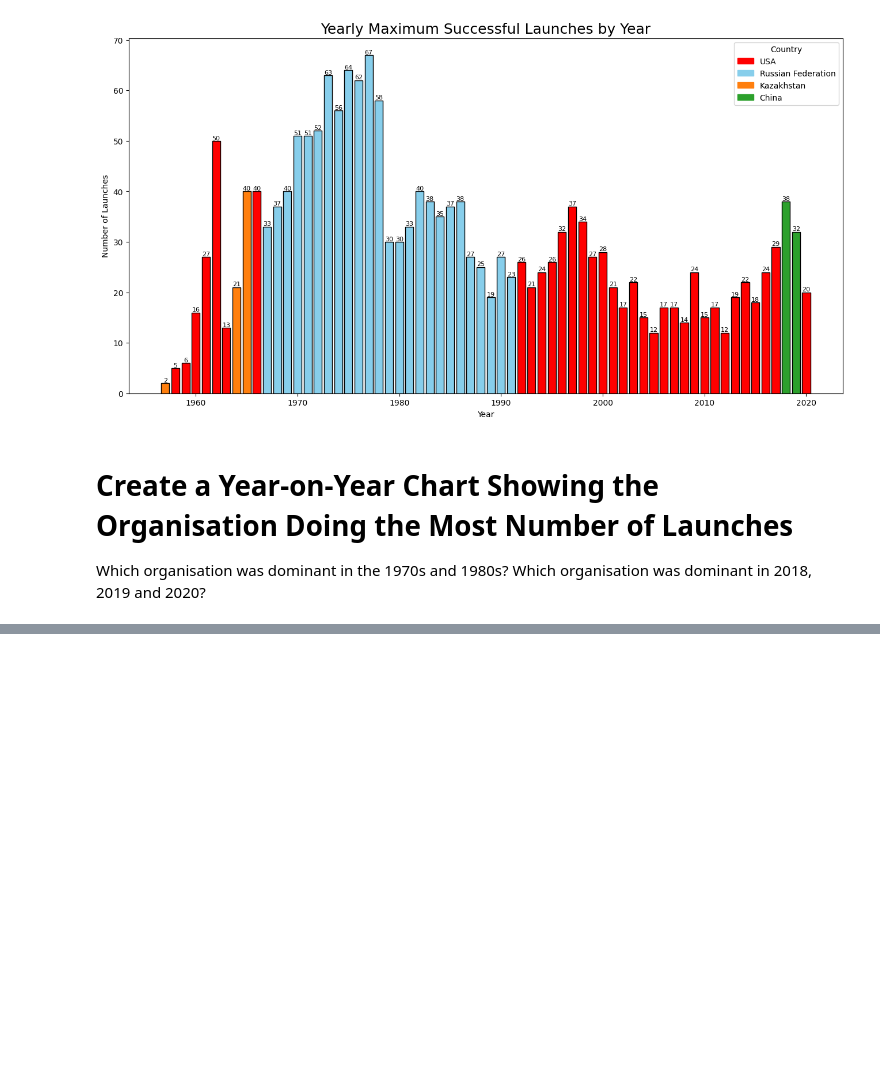
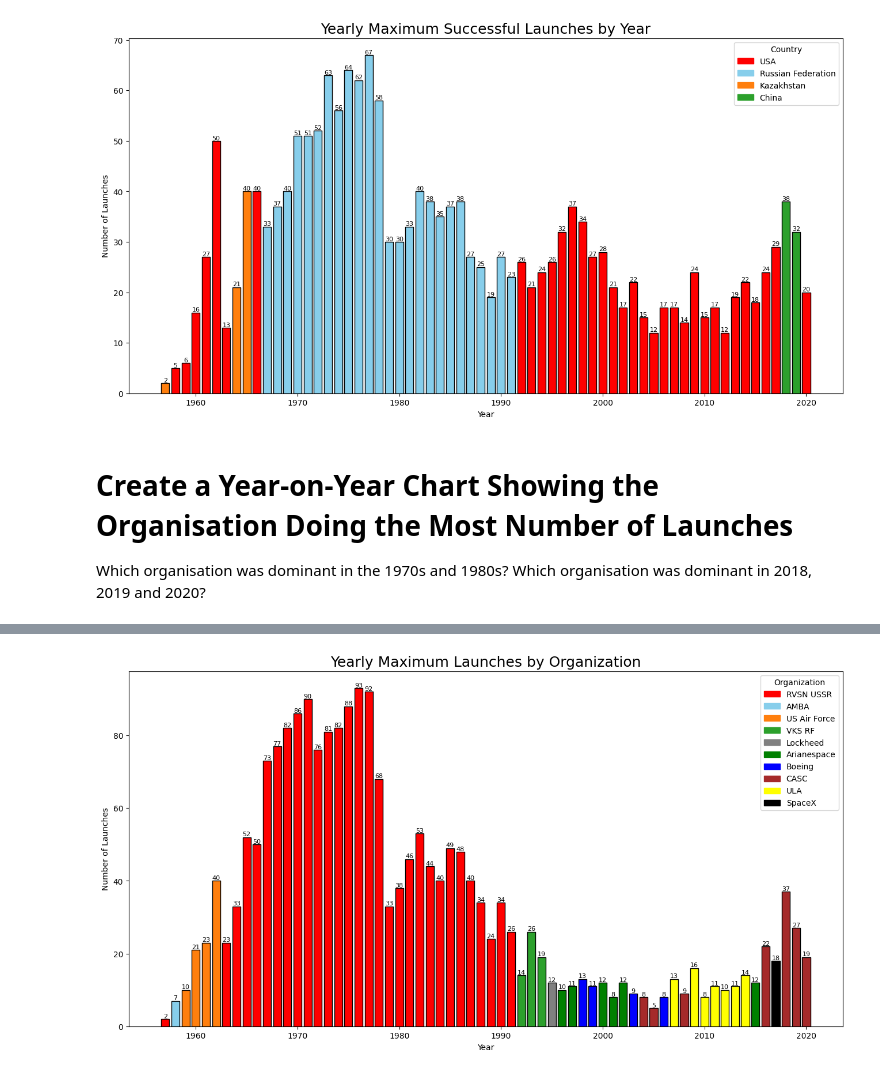
Before and after one commit to chgwyellow/Analyse---Visualise-the-Space-Race, a Jupyter notebook: Space_Missions_Analysis.ipynb, the cells around one changed output, grey strips where cells are left out. Saved outputs shown, nothing was run; the diff lists cells and outputs as text; code cells hidden in the pictures; blank space fills up the shorter version.

Commit message:
Completed the organisation dominant.

```diff
--- a/Space_Missions_Analysis.ipynb
+++ b/Space_Missions_Analysis.ipynb
@@ -763,3 +763,14 @@ plt.show()
 # Create a Year-on-Year Chart Showing the Organisation Doing the Most Number of Launches
 
 Which organisation was dominant in the 1970s and 1980s? Which organisation was dominant in 2018, 2019 and 2020?
+# %%
+df_dominant_org = df_data.groupby(["Year", "Organisation"]).size().unstack(fill_value=0)
+dominant_org_per_year = df_dominant_org.idxmax(axis=1)
+dominant_org_count = df_dominant_org.max(axis=1)
+org_king = pd.DataFrame({
+    "Year": dominant_org_per_year.index,
+    "Orgisation": dominant_org_per_year.values,
+    "Count": dominant_org_count.values
+})
+
+org_king
@@ -765,0 +791,40 @@ Which organisation was dominant in the 1970s and 1980s? Which organisation was d
+# %%
+plt.figure(figsize=(16,8))
+
+# Distinguish the countries via color
+org_colors = {
+    "RVSN USSR": "red",
+    "AMBA": "skyblue",
+    "US Air Force": "#ff7f0e",
+    "VKS RF": "#2ca02c",
+    "Lockheed": "grey",
+    "Arianespace": "green",
+    "Boeing": "blue",
+    "CASC": "brown",
+    "ULA": "yellow",
+    "SpaceX": "black"
+}
+
+org_bar_colors = org_king.Orgisation.map(org_colors)
+
+org_bars = plt.bar(
+    org_king.Year,
+    org_king.Count,
+    color=org_bar_colors,
+    edgecolor="black"
+)
+
+for bar, value in zip(org_bars, org_king.Count):
+    plt.text(x=bar.get_x() + bar.get_width()/2, y=bar.get_height(), s=str(value), ha="center", va="bottom", fontsize=8)
+
+plt.title("Yearly Maximum Launches by Organization", fontsize=18)
+plt.xlabel("Year")
+plt.ylabel("Number of Launches")
+
+# Add the legend
+handles = [plt.Rectangle((0,0),1,1, color=org_colors[org]) for org in org_colors]
+plt.legend(handles, org_colors.keys(), title="Organization")
+
+plt.show()
+# %% [output]
+[figure, added]
```
Also changed, not shown: parts of 3 cells of this notebook.
